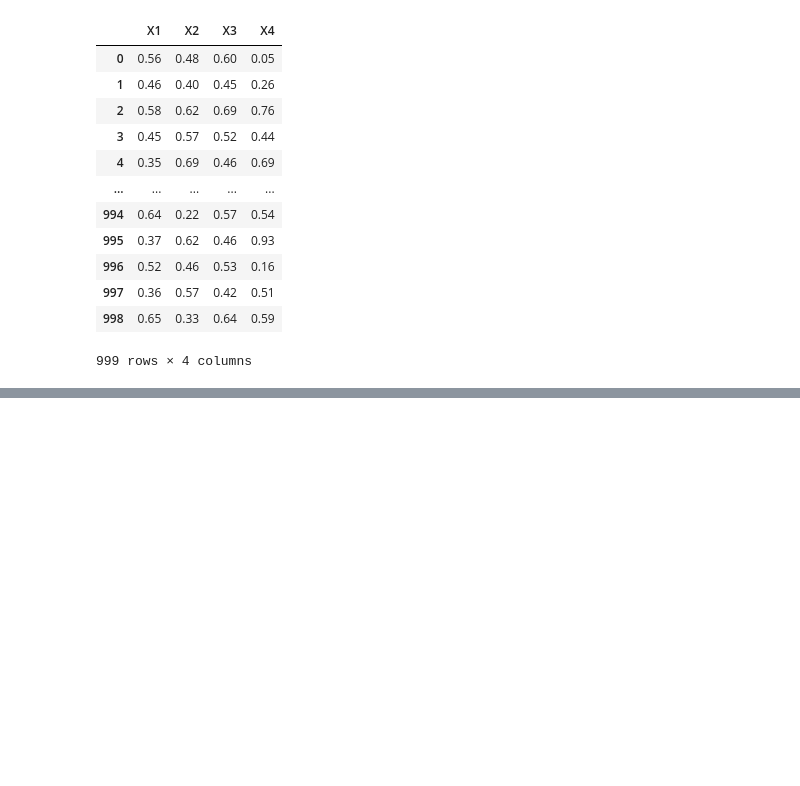
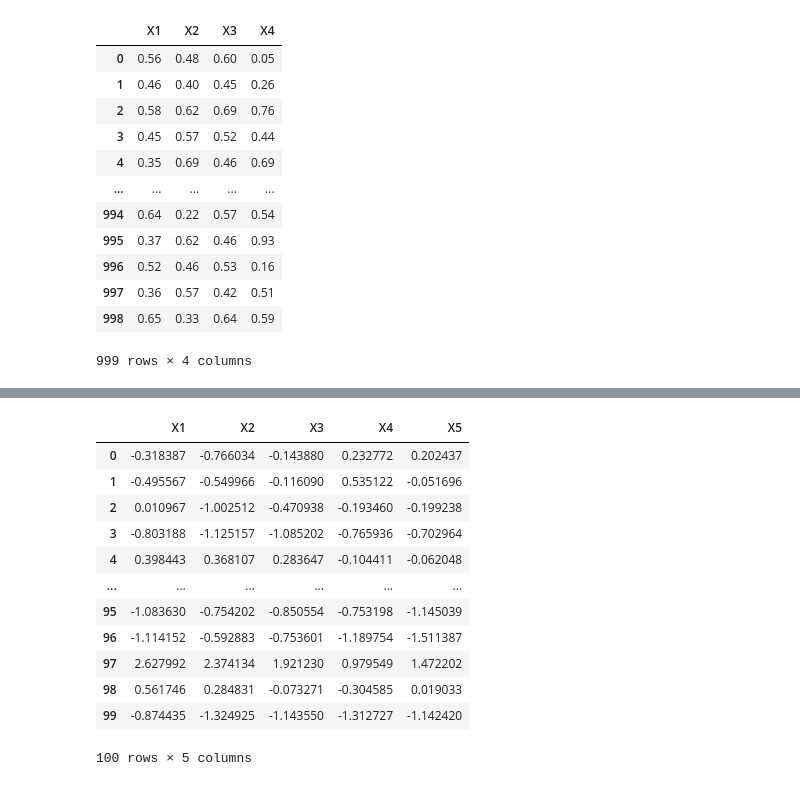
Before and after one commit to catarina-moreira/Structure_Learning_Study, a Jupyter notebook: causal_discovery/PC_Algorithm.ipynb, the cells around one changed output, grey strips where cells are left out. Drawn from its saved outputs; the diff is of its cells as text; code cells hidden in the pictures; blank space fills up the shorter version.

```diff
--- a/causal_discovery/PC_Algorithm.ipynb
+++ b/causal_discovery/PC_Algorithm.ipynb
@@ -187,0 +240,25 @@ data
+# %%
+# covariance matrix for data generation
+cov_init = [[0.99, 0.95, 0.9, 0.7, 0.9],
+            [0.95, 0.99, 0.95, 0.9, 0.85],
+            [0.9, 0.95, 0.99, 0.95, 0.9],
+            [0.7, 0.9, 0.95, 0.99, 0.95],
+            [0.9, 0.85, 0.9, 0.95, 0.99]]
+# %%
+# generate a dataset with 5 variables and 100 datapoints where X1, x2, x3, x4, x5 have a correlation of 90%
+corr_data_test = pd.DataFrame(np.random.multivariate_normal([0,0,0,0,0], cov_init, 100), columns=['X1', 'X2', 'X3', 'X4', 'X5'])
+corr_data_test
+# %% [output]
+|  | X1 | X2 | X3 | X4 | X5 |
+| 0 | -0.318387 | -0.766034 | -0.143880 | 0.232772 | 0.202437 |
+| 1 | -0.495567 | -0.549966 | -0.116090 | 0.535122 | -0.051696 |
+| 2 | 0.010967 | -1.002512 | -0.470938 | -0.193460 | -0.199238 |
+| 3 | -0.803188 | -1.125157 | -1.085202 | -0.765936 | -0.702964 |
+| 4 | 0.398443 | 0.368107 | 0.283647 | -0.104411 | -0.062048 |
+| ... | ... | ... | ... | ... | ... |
+| 95 | -1.083630 | -0.754202 | -0.850554 | -0.753198 | -1.145039 |
+| 96 | -1.114152 | -0.592883 | -0.753601 | -1.189754 | -1.511387 |
+| 97 | 2.627992 | 2.374134 | 1.921230 | 0.979549 | 1.472202 |
+| 98 | 0.561746 | 0.284831 | -0.073271 | -0.304585 | 0.019033 |
+| 99 | -0.874435 | -1.324925 | -1.143550 | -1.312727 | -1.142420 |
+100 rows × 5 columns
```
Also changed, not shown: parts of 10 cells of this notebook.
